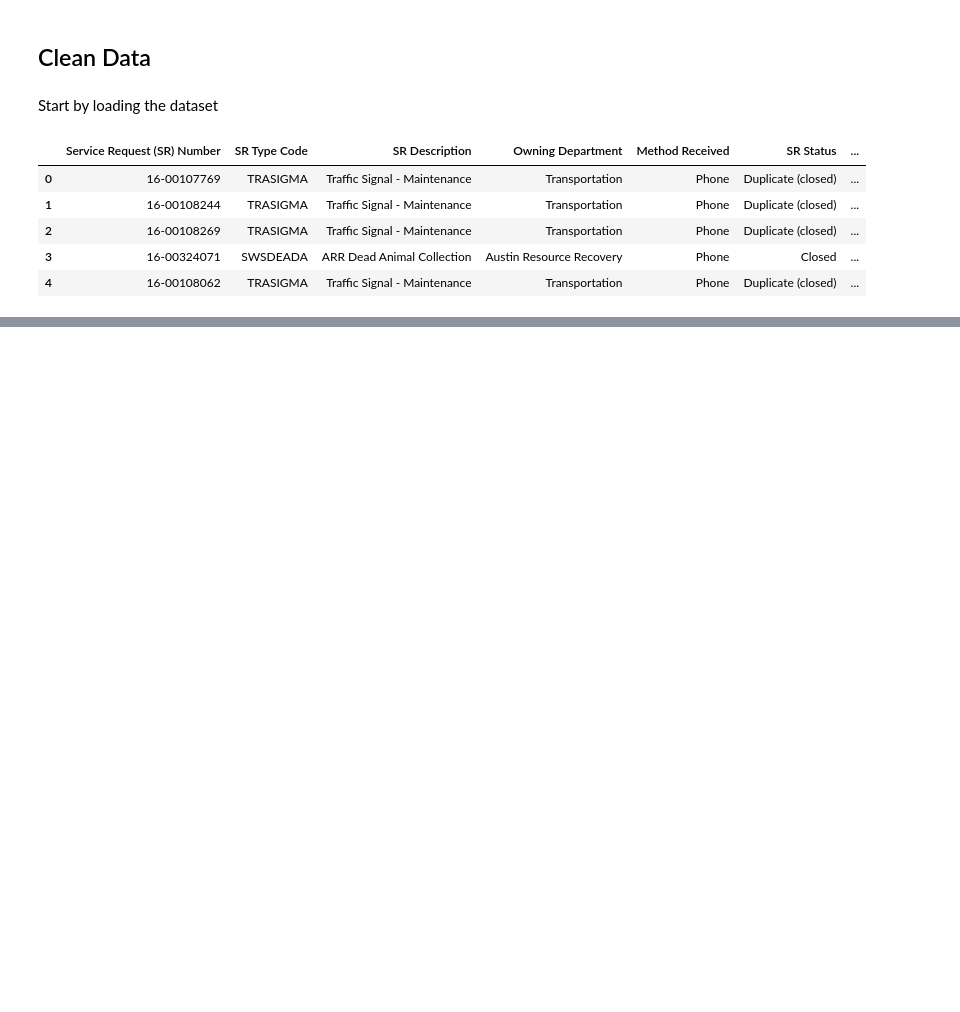
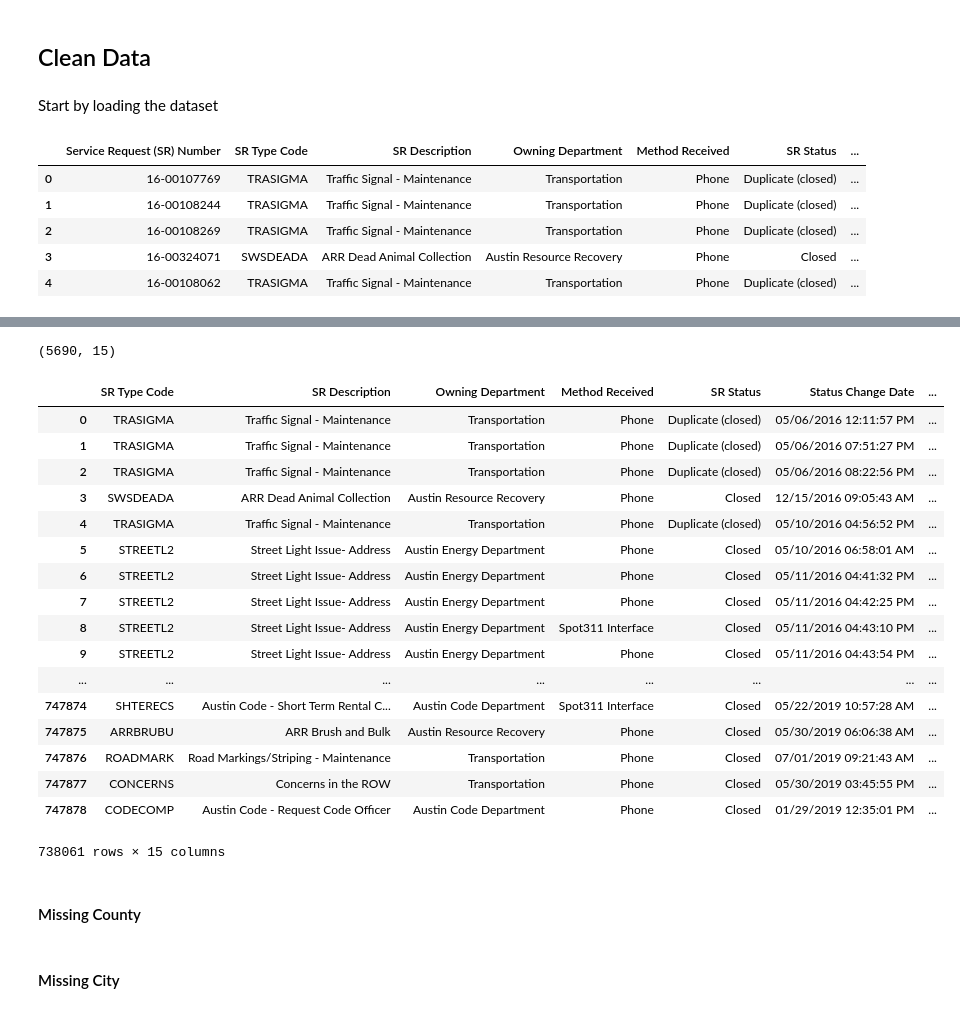
Before and after one commit to hurshd0/Austin-311-Data-Analysis, a Jupyter notebook: clean_data.ipynb, the cells around one changed output, grey strips where cells are left out. Saved outputs shown, nothing was run; the diff lists cells and outputs as text; code cells hidden in the pictures; blank space fills up the shorter version.

```diff
--- a/clean_data.ipynb
+++ b/clean_data.ipynb
@@ -71,0 +91,4 @@ df.head()
+# %%
+columns = ['Map Page', 'Map Tile', 'Service Request (SR) Number', 'SR Location', 'Street Number', 'Street Name', 'State Plane X Coordinate', 'State Plane Y Coordinate', '(Latitude.Longitude)']
+df = df.drop(columns, axis=1)
+df.head()
@@ -73,0 +104,3 @@ df.head()
+# %%
+df = df.dropna(how='all') # how='all' drops rows that have all NaN values, whereas, 'any' will drop any row that has NaN present
+df.isnull().sum()
@@ -74 +128,3 @@ df.head()
+# %%
+df = df.copy()
 # %%
@@ -77,0 +143,25 @@ NameError: name 'df' is not defined
+# %%
+df.loc[df[['City', 'Zip Code', 'County']].isnull().values.all(axis=1)].shape
+# %% [output]
+(5690, 15)
+# %%
+df.loc[df[['City', 'Zip Code', 'County']].notnull().values.any(axis=1)]
+# %% [output]
+|  | SR Type Code | SR Description | Owning Department | Method Received | SR Status | Status Change Date | ... |
+| 0 | TRASIGMA | Traffic Signal - Maintenance | Transportation | Phone | Duplicate (closed) | 05/06/2016 12:11:57 PM | ... |
+| 1 | TRASIGMA | Traffic Signal - Maintenance | Transportation | Phone | Duplicate (closed) | 05/06/2016 07:51:27 PM | ... |
+| 2 | TRASIGMA | Traffic Signal - Maintenance | Transportation | Phone | Duplicate (closed) | 05/06/2016 08:22:56 PM | ... |
+| 3 | SWSDEADA | ARR Dead Animal Collection | Austin Resource Recovery | Phone | Closed | 12/15/2016 09:05:43 AM | ... |
+| 4 | TRASIGMA | Traffic Signal - Maintenance | Transportation | Phone | Duplicate (closed) | 05/10/2016 04:56:52 PM | ... |
+| 5 | STREETL2 | Street Light Issue- Address | Austin Energy Department | Phone | Closed | 05/10/2016 06:58:01 AM | ... |
+| 6 | STREETL2 | Street Light Issue- Address | Austin Energy Department | Phone | Closed | 05/11/2016 04:41:32 PM | ... |
+| 7 | STREETL2 | Street Light Issue- Address | Austin Energy Department | Phone | Closed | 05/11/2016 04:42:25 PM | ... |
+| 8 | STREETL2 | Street Light Issue- Address | Austin Energy Department | Spot311 Interface | Closed | 05/11/2016 04:43:10 PM | ... |
+| 9 | STREETL2 | Street Light Issue- Address | Austin Energy Department | Phone | Closed | 05/11/2016 04:43:54 PM | ... |
+| ... | ... | ... | ... | ... | ... | ... | ... |
+| 747874 | SHTERECS | Austin Code - Short Term Rental C... | Austin Code Department | Spot311 Interface | Closed | 05/22/2019 10:57:28 AM | ... |
+| 747875 | ARRBRUBU | ARR Brush and Bulk | Austin Resource Recovery | Phone | Closed | 05/30/2019 06:06:38 AM | ... |
+| 747876 | ROADMARK | Road Markings/Striping - Maintenance | Transportation | Phone | Closed | 07/01/2019 09:21:43 AM | ... |
+| 747877 | CONCERNS | Concerns in the ROW | Transportation | Phone | Closed | 05/30/2019 03:45:55 PM | ... |
+| 747878 | CODECOMP | Austin Code - Request Code Officer | Austin Code Department | Phone | Closed | 01/29/2019 12:35:01 PM | ... |
+738061 rows × 15 columns
@@ -77,0 +171,4 @@ NameError: name 'df' is not defined
+# %% [markdown]
+#### Missing County
+# %% [markdown]
+#### Missing City
```
Also changed, not shown: parts of 12 cells of this notebook.
